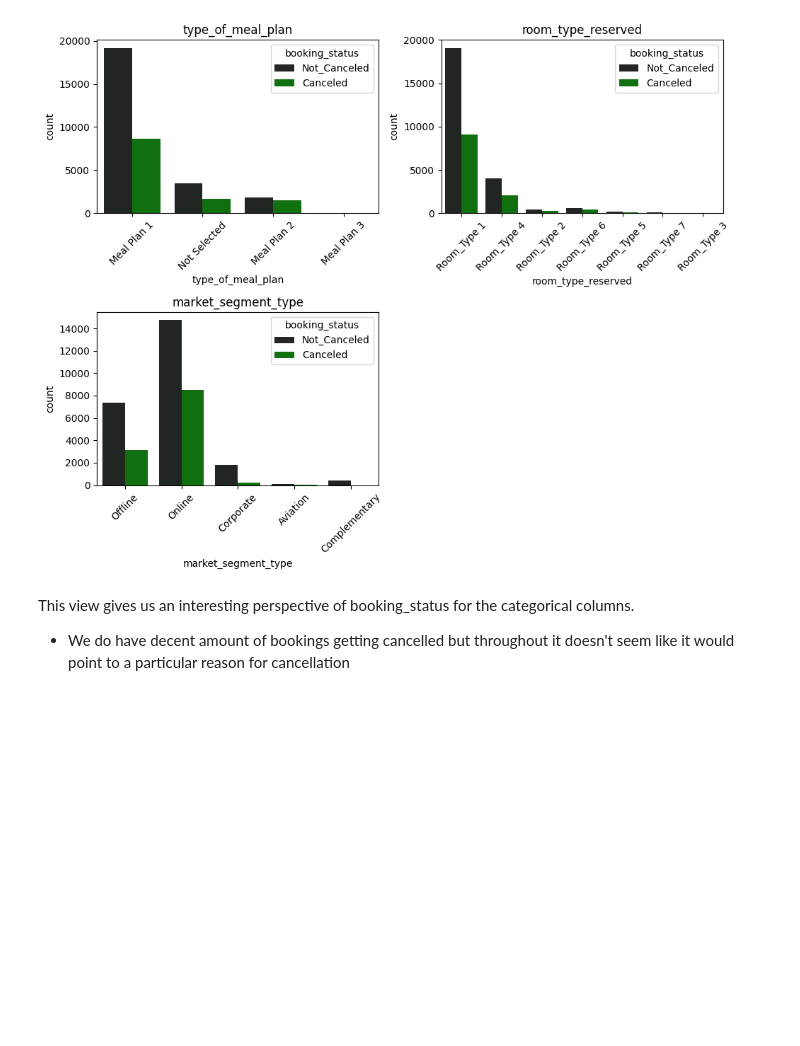
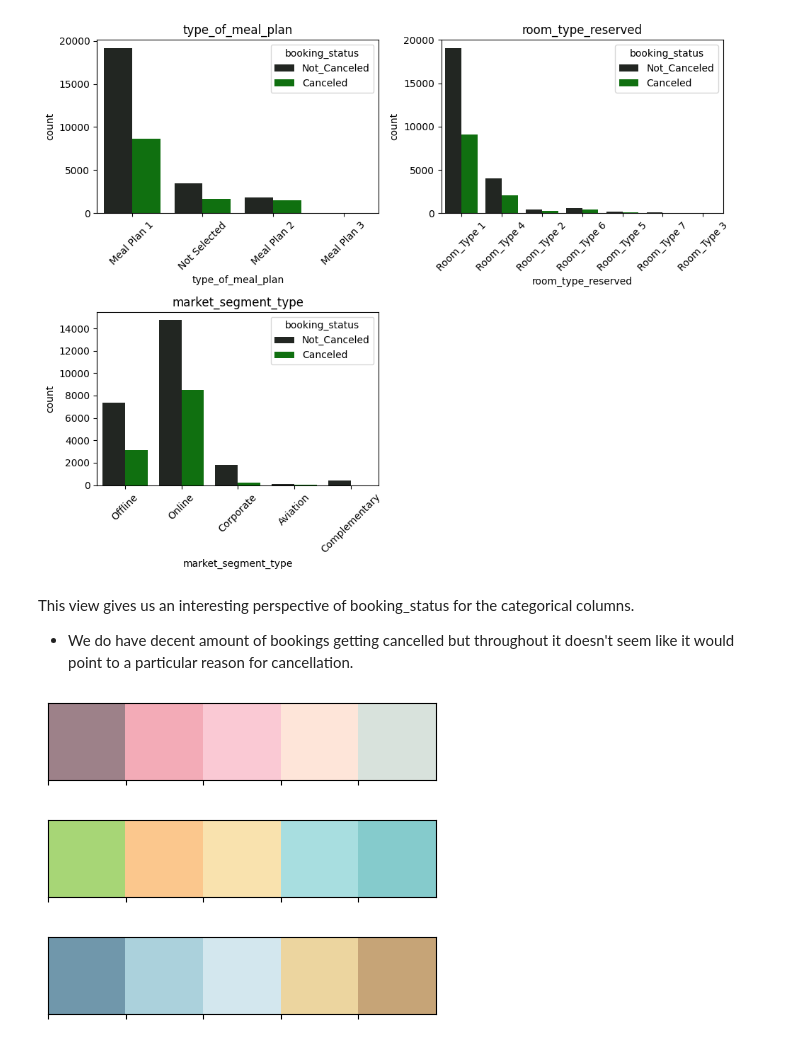
Before and after one commit to rizz045/Hotel-Booking-Cancellation-Analysis-Prediction, a Jupyter notebook: Hotel_Reservation_Status_Prediction_Using_Classification_Techniques.ipynb, the cells around one changed output. Drawn from its saved outputs; the diff is of its cells as text; code cells hidden in the pictures; blank space fills up the shorter version.

```diff
--- a/Hotel_Reservation_Status_Prediction_Using_Classification_Techniques.ipynb
+++ b/Hotel_Reservation_Status_Prediction_Using_Classification_Techniques.ipynb
@@ -208,4 +208,16 @@ plt.show()
 [figure]
 # %% [markdown]
 This view gives us an interesting perspective of booking_status for the categorical columns.
-* We do have decent amount of bookings getting cancelled but throughout it doesn't seem like it would point to a particular reason for cancellation
+* We do have decent amount of bookings getting cancelled but throughout it doesn't seem like it would point to a particular reason for cancellation.
+# %%
+colors_peach =['#9D8189', '#F3ABB7', '#FAC9D4','#FEE5D9' ,'#D8E2DC']
+colors_mix = ['#A7D676', '#FBC78D', '#F9E2AE','#A8DEE0','#85CBCC']
+colors_sandy = ['#7097AB', '#ABD1DC' ,'#D3E7EE','#ECD59F', '#C6A477']
+
+sns.palplot(colors_peach)
+sns.palplot(colors_mix)
+sns.palplot(colors_sandy)
+# %% [output]
+[figure, added]
+[figure, added]
+[figure, added]
```
Also changed, not shown: parts of 1 cell of this notebook.
